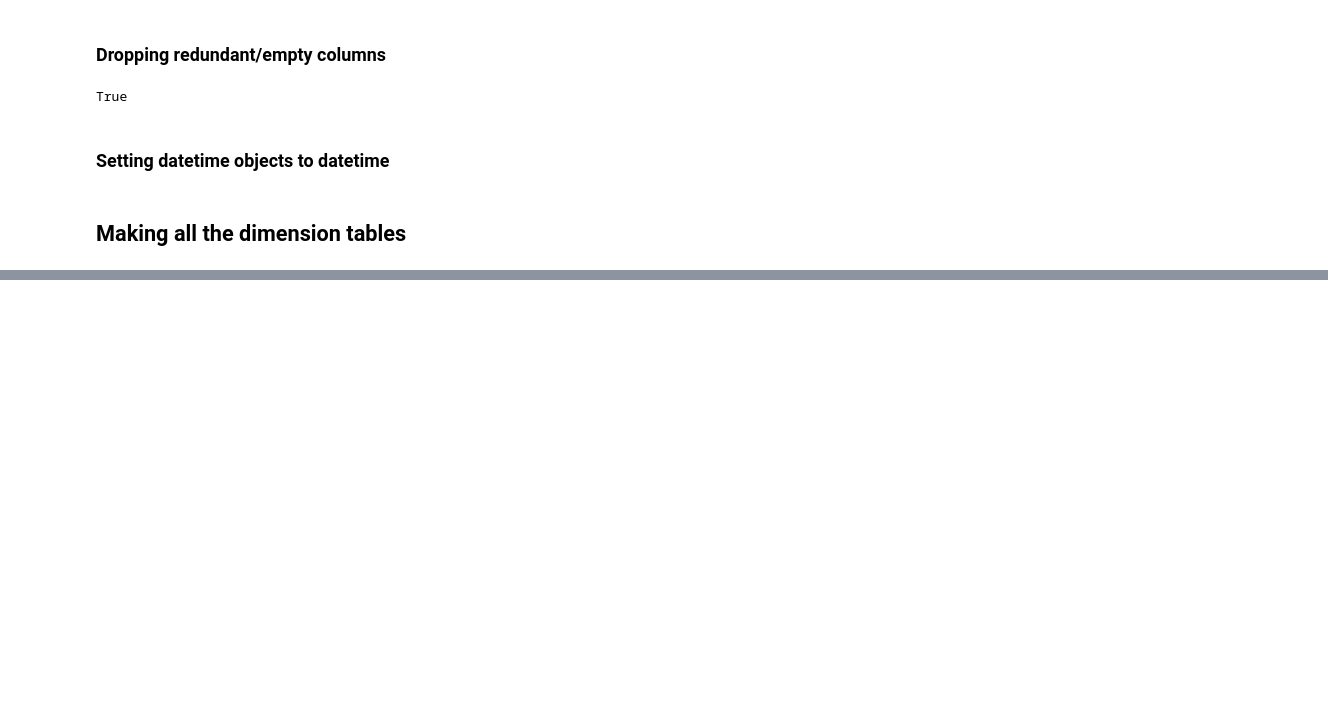
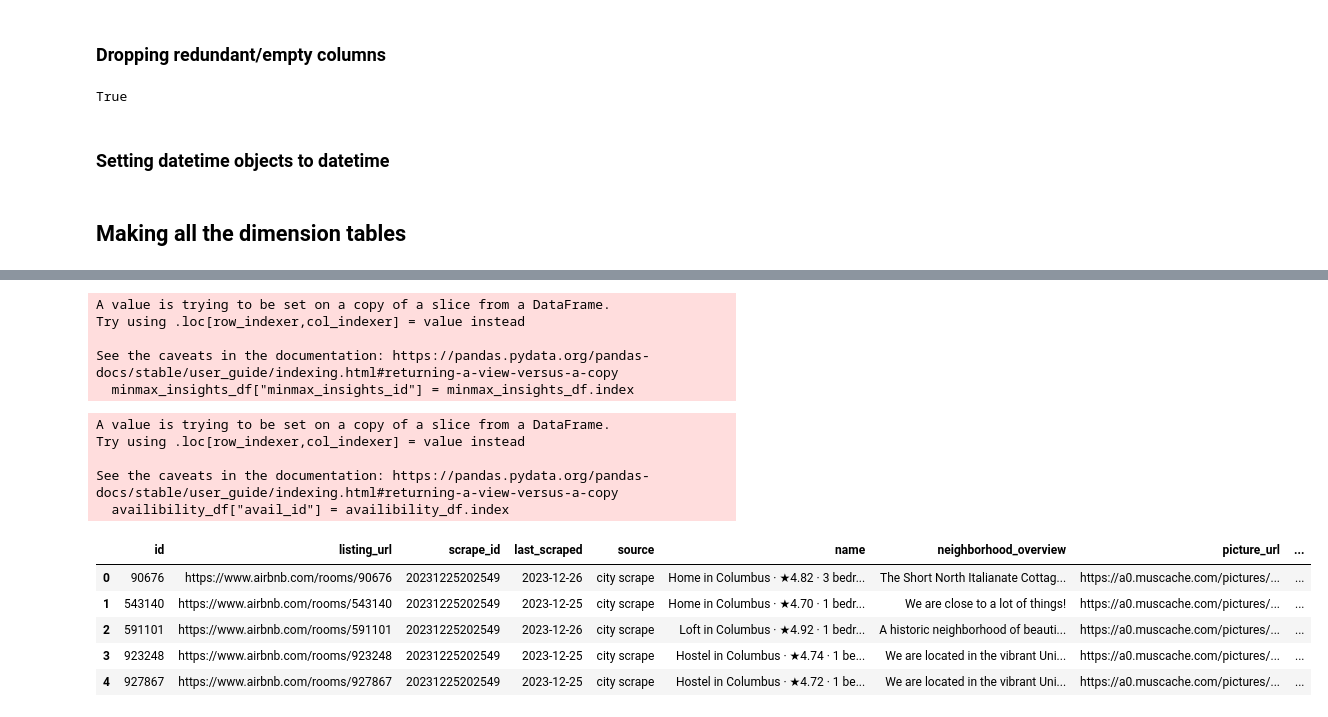
Before and after one commit to Nishal3/airbnb-warehousing, a Jupyter notebook: testing.ipynb, the cells around one changed output, grey strips where cells are left out. Drawn from its saved outputs; the diff is of its cells as text; code cells hidden in the pictures; blank space fills up the shorter version.

Commit message:
Finish Making Dimension Tables

```diff
--- a/testing.ipynb
+++ b/testing.ipynb
@@ -96,0 +328,8 @@ hosts_df = listings[
+# %%
+minmax_insights_df["minmax_insights_id"] = minmax_insights_df.index
+# %% [output]
+A value is trying to be set on a copy of a slice from a DataFrame.
+Try using .loc[row_indexer,col_indexer] = value instead
+
+See the caveats in the documentation: https://pandas.pydata.org/pandas-docs/stable/user_guide/indexing.html#returning-a-view-versus-a-copy
+  minmax_insights_df["minmax_insights_id"] = minmax_insights_df.index
@@ -96,0 +359,8 @@ hosts_df = listings[
+# %%
+availibility_df["avail_id"] = availibility_df.index
+# %% [output]
+A value is trying to be set on a copy of a slice from a DataFrame.
+Try using .loc[row_indexer,col_indexer] = value instead
+
+See the caveats in the documentation: https://pandas.pydata.org/pandas-docs/stable/user_guide/indexing.html#returning-a-view-versus-a-copy
+  availibility_df["avail_id"] = availibility_df.index
@@ -96,0 +378,10 @@ hosts_df = listings[
+# %%
+pd.set_option("display.max_columns", None)
+listings.head()
+# %% [output]
+|  | id | listing_url | scrape_id | last_scraped | source | name | neighborhood_overview | picture_url | ... |
+| 0 | 90676 | https://www.airbnb.com/rooms/90676 | 20231225202549 | 2023-12-26 | city scrape | Home in Columbus · ★4.82 · 3 bedr... | The Short North Italianate Cottag... | https://a0.muscache.com/pictures/... | ... |
+| 1 | 543140 | https://www.airbnb.com/rooms/543140 | 20231225202549 | 2023-12-25 | city scrape | Home in Columbus · ★4.70 · 1 bedr... | We are close to a lot of things! | https://a0.muscache.com/pictures/... | ... |
+| 2 | 591101 | https://www.airbnb.com/rooms/591101 | 20231225202549 | 2023-12-26 | city scrape | Loft in Columbus · ★4.92 · 1 bedr... | A historic neighborhood of beauti... | https://a0.muscache.com/pictures/... | ... |
+| 3 | 923248 | https://www.airbnb.com/rooms/923248 | 20231225202549 | 2023-12-25 | city scrape | Hostel in Columbus · ★4.74 · 1 be... | We are located in the vibrant Uni... | https://a0.muscache.com/pictures/... | ... |
+| 4 | 927867 | https://www.airbnb.com/rooms/927867 | 20231225202549 | 2023-12-25 | city scrape | Hostel in Columbus · ★4.72 · 1 be... | We are located in the vibrant Uni... | https://a0.muscache.com/pictures/... | ... |
```
Also changed, not shown: parts of 33 cells of this notebook.
